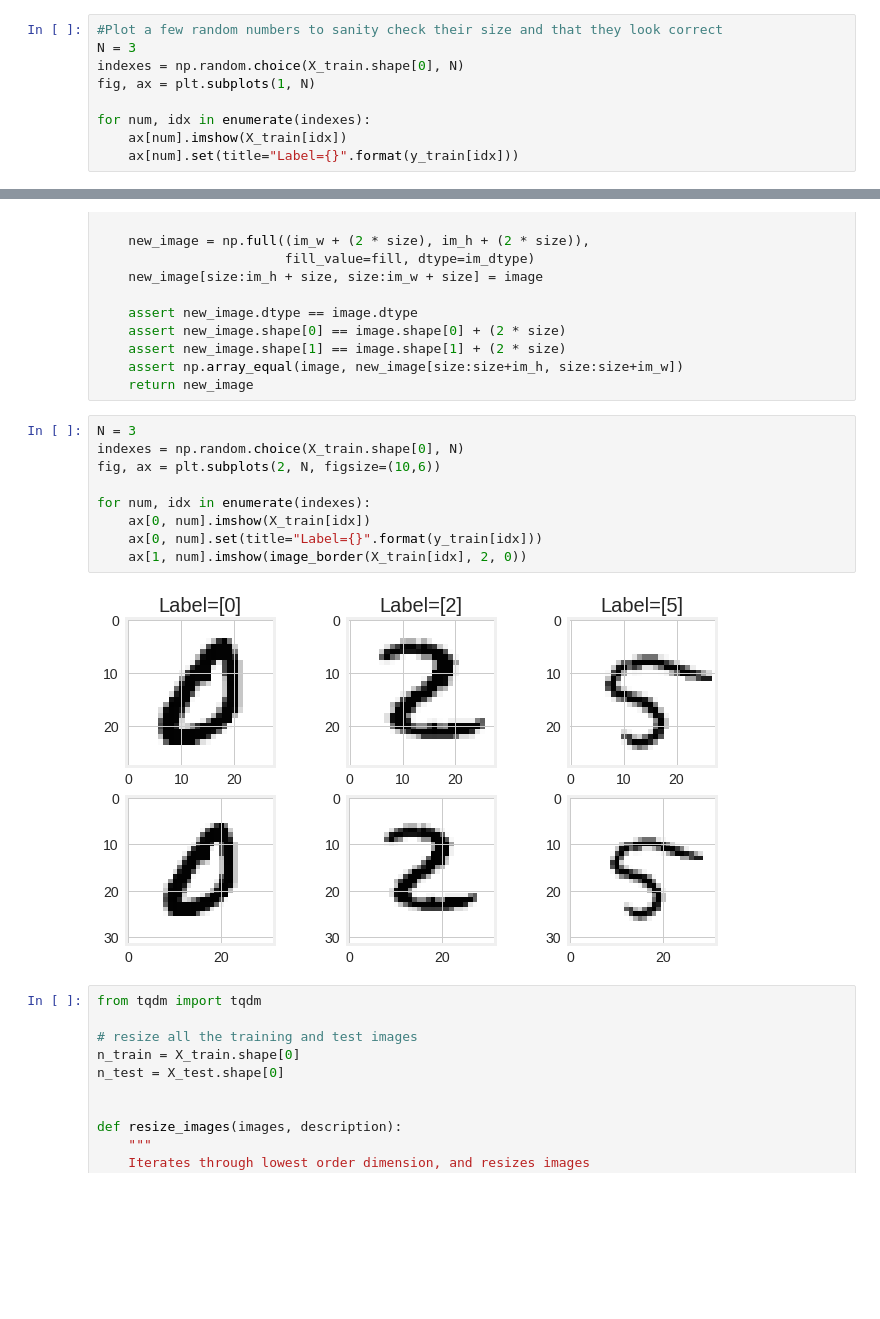
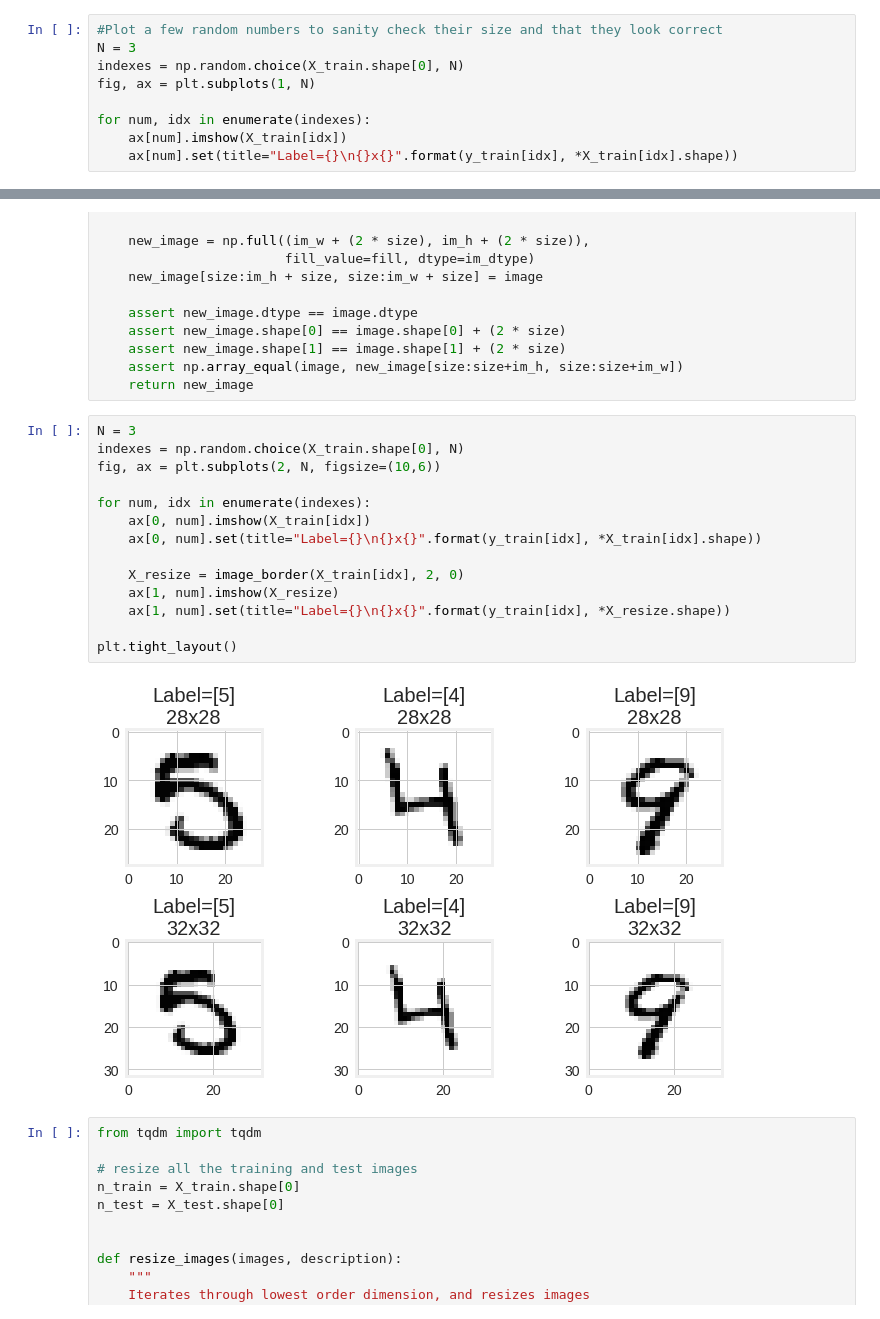
Before and after one commit to timgasser/keras-mnist, a Jupyter notebook: notebooks/neural_net_models.ipynb, the cells around one changed output, grey strips where cells are left out. Drawn from its saved outputs; the diff is of its cells as text; blank space fills up the shorter version.

```diff
--- a/notebooks/neural_net_models.ipynb
+++ b/notebooks/neural_net_models.ipynb
@@ -419,5 +423,5 @@ fig, ax = plt.subplots(1, N)
 
 for num, idx in enumerate(indexes):
     ax[num].imshow(X_train[idx])
-    ax[num].set(title="Label={}".format(y_train[idx]))
+    ax[num].set(title="Label={}\n{}x{}".format(y_train[idx], *X_train[idx].shape))
 # %% [output]
@@ -446,14 +450,19 @@ def image_border(image, size, fill):
 # %%
 N = 3
 indexes = np.random.choice(X_train.shape[0], N)
 fig, ax = plt.subplots(2, N, figsize=(10,6))
 
 for num, idx in enumerate(indexes):
     ax[0, num].imshow(X_train[idx])
-    ax[0, num].set(title="Label={}".format(y_train[idx]))
-    ax[1, num].imshow(image_border(X_train[idx], 2, 0))
+    ax[0, num].set(title="Label={}\n{}x{}".format(y_train[idx], *X_train[idx].shape))
+
+    X_resize = image_border(X_train[idx], 2, 0)
+    ax[1, num].imshow(X_resize)
+    ax[1, num].set(title="Label={}\n{}x{}".format(y_train[idx], *X_resize.shape))
+
+plt.tight_layout()
 # %% [output]
-[figure, old version]
+[figure, new version]
 # %%
 from tqdm import tqdm
 
```
Also changed, not shown: parts of 34 cells of this notebook.
